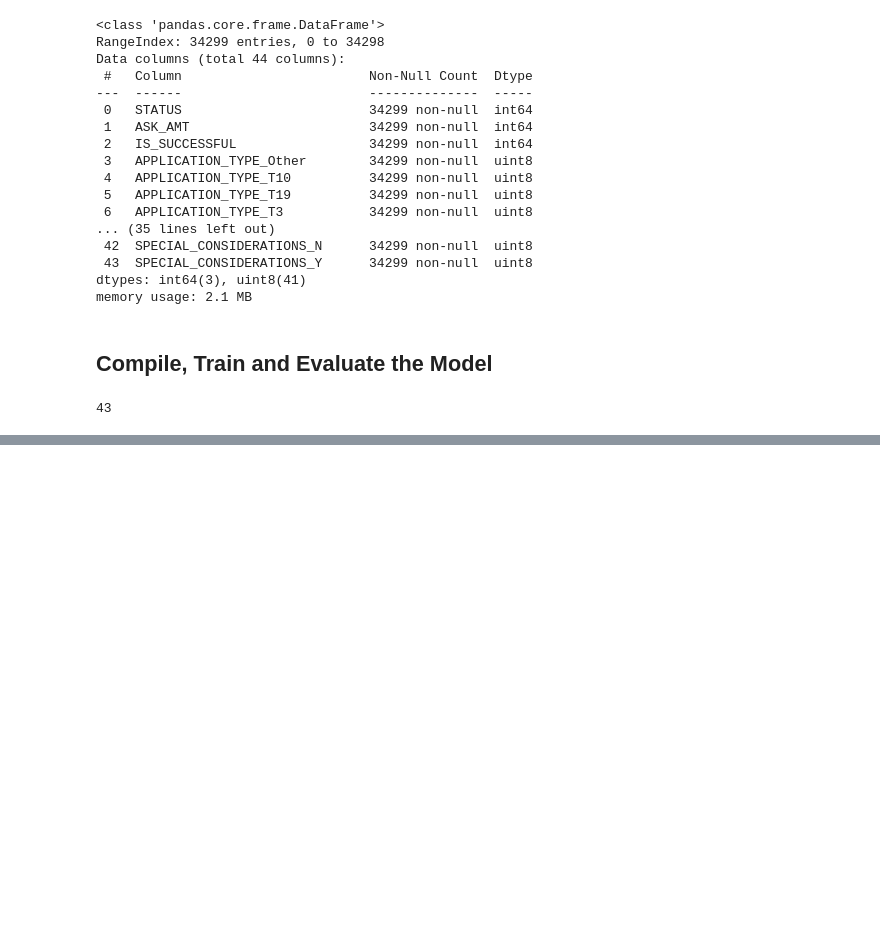
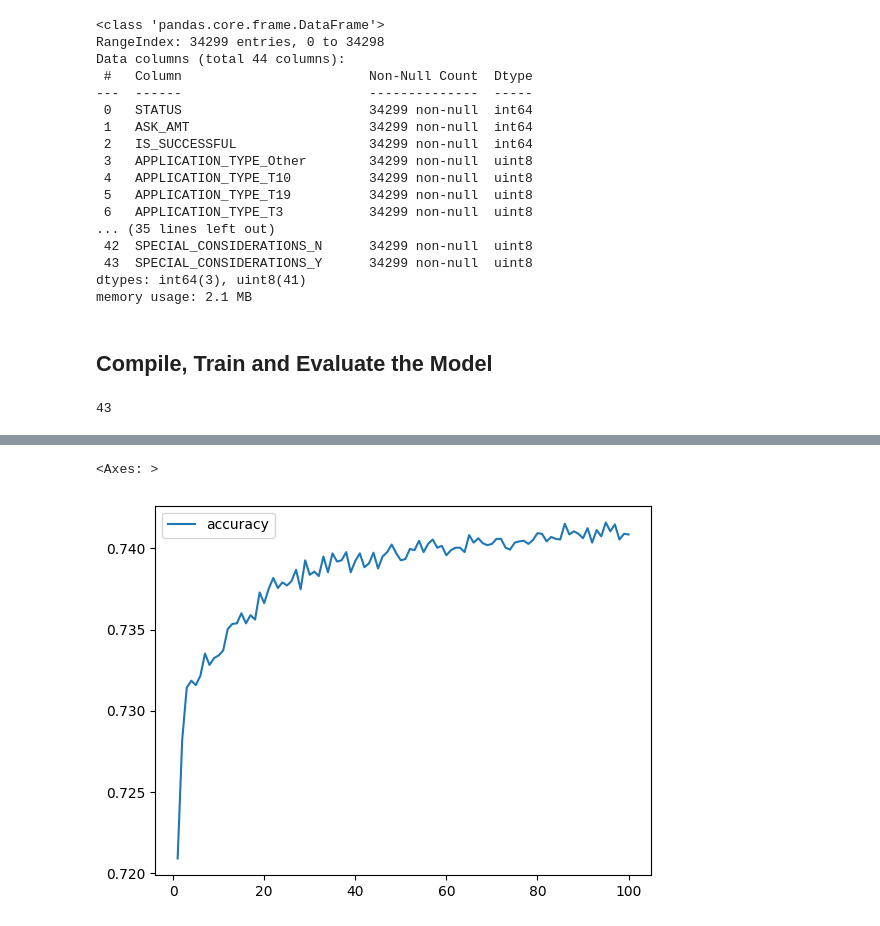
Before and after one commit to SteveTuttle/deep-learning-challenge, a Jupyter notebook: deep_learning_nn1_SDT.ipynb, the cells around one changed output, grey strips where cells are left out. Saved outputs shown, nothing was run; the diff lists cells and outputs as text; code cells hidden in the pictures; blank space fills up the shorter version.

```diff
--- a/deep_learning_nn1_SDT.ipynb
+++ b/deep_learning_nn1_SDT.ipynb
@@ -235,7 +235,7 @@ len(X_train[0])
 # Define the model - deep neural net, i.e., the number of input features and hidden nodes for each layer.
 input_features_count = len(X_train[0])
 hidden_nodes_1stlayer = (input_features_count * 3)
-hidden_nodes_2ndlayer = (input_features_count * 1)
+hidden_nodes_2ndlayer = (input_features_count * 0.5)
 
 nn_model = tf.keras.models.Sequential()
 
@@ -299,0 +300,9 @@ Loss: 0.5711453557014465, Accuracy: 0.7285131216049194
+# %%
+# View model's
+history_accuracy = pd.DataFrame(fit_model.history, index=range(1, len(fit_model.history['accuracy'])+1))
+
+# Plots the model's accuracy
+history_accuracy.plot(y='accuracy')
+# %% [output]
+<Axes: >
+[figure, added]
```
Also changed, not shown: parts of 5 cells of this notebook.
